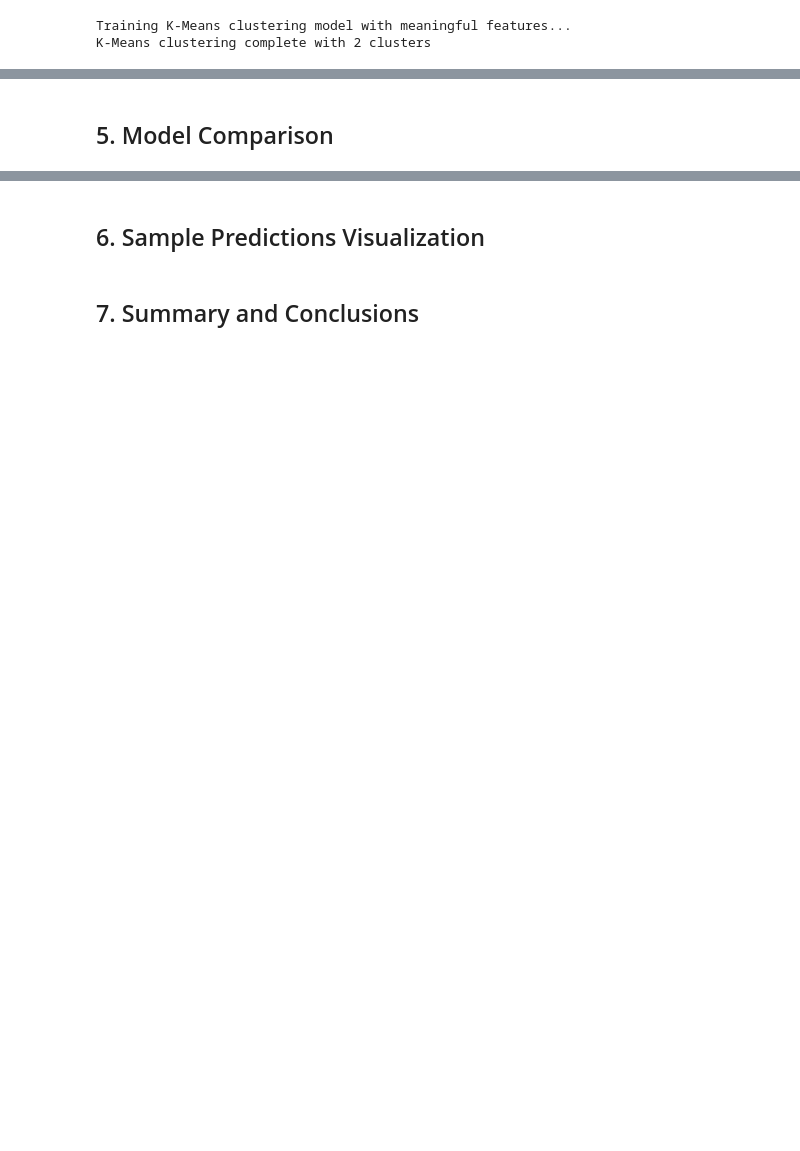
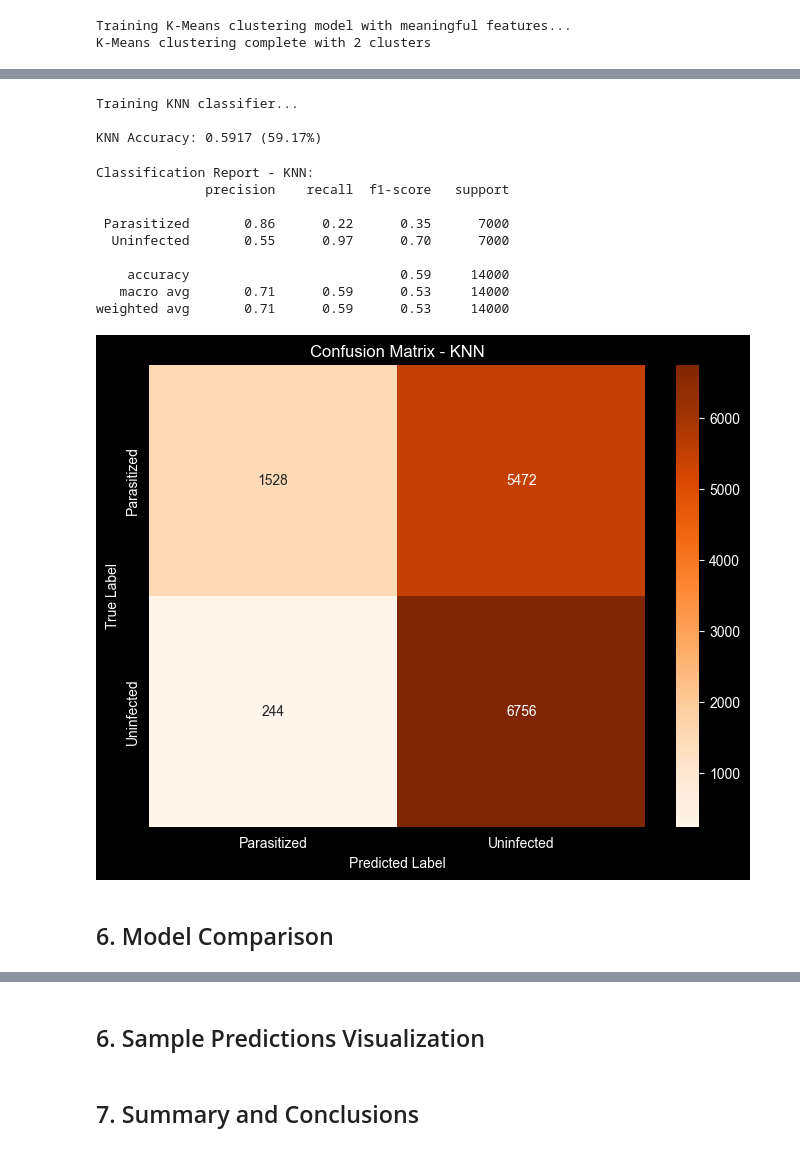
Before and after one commit to Adhamzineldin/ML_Project_New, a Jupyter notebook: Image/image.ipynb, the cells around one changed output, grey strips where cells are left out. Cells and saved outputs as stored; diff of their text form; code cells hidden in the pictures; blank space fills up the shorter version.

```diff
--- a/Image/image.ipynb
+++ b/Image/image.ipynb
@@ -771,5 +778,48 @@ weighted avg       0.59      0.58      0.58     38582
+# %%
+## 5. Model 3: K-Nearest Neighbors (KNN) Classifier
+
+# Train KNN model
+print("Training KNN classifier...")
+# Using k=5 neighbors (you can adjust this)
+knn_model = KNeighborsClassifier(n_neighbors=5, weights='distance', algorithm='auto')
+knn_model.fit(X_train_scaled, y_train)
+
+# Make predictions
+y_pred_knn = knn_model.predict(X_test_scaled)
+
+# Calculate accuracy
+knn_accuracy = accuracy_score(y_test, y_pred_knn)
+print(f"\nKNN Accuracy: {knn_accuracy:.4f} ({knn_accuracy*100:.2f}%)")
+# %% [output]
+Training KNN classifier...
+
+KNN Accuracy: 0.5917 (59.17%)
+# %%
+# Classification Report for KNN
+print("Classification Report - KNN:")
+print(classification_report(y_test, y_pred_knn, target_names=classes))
+
+# Confusion Matrix for KNN
+cm_knn = confusion_matrix(y_test, y_pred_knn)
+plt.figure(figsize=(8, 6))
+sns.heatmap(cm_knn, annot=True, fmt='d', cmap='Oranges', xticklabels=classes, yticklabels=classes)
+plt.title('Confusion Matrix - KNN')
+plt.ylabel('True Label')
+plt.xlabel('Predicted Label')
+plt.show()
+# %% [output]
+Classification Report - KNN:
+              precision    recall  f1-score   support
+
+ Parasitized       0.86      0.22      0.35      7000
+  Uninfected       0.55      0.97      0.70      7000
+
+    accuracy                           0.59     14000
+   macro avg       0.71      0.59      0.53     14000
+weighted avg       0.71      0.59      0.53     14000
+[figure, added]
 # %% [markdown]
-## 5. Model Comparison
+## 6. Model Comparison
 # %%
 # Compare model accuracies
 comparison_data = {
```
Also changed, not shown: parts of 12 cells of this notebook.
